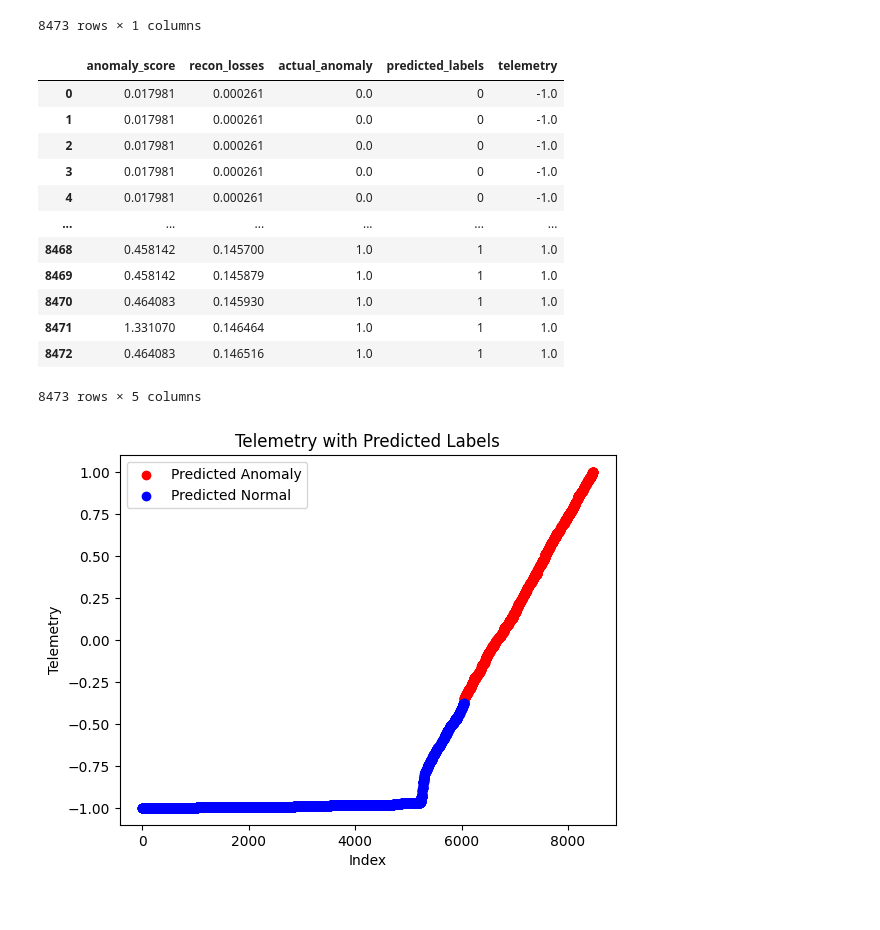
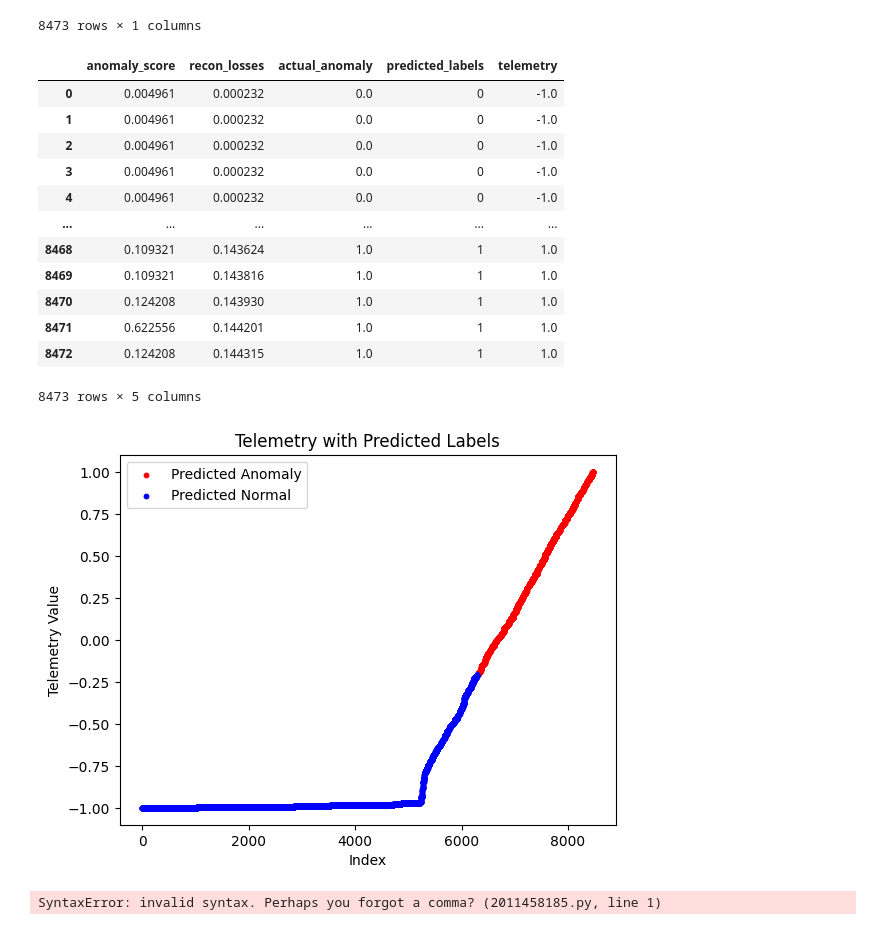
Before and after one commit to quaid281/AE-Kmeans-Anomaly-Detection, a Jupyter notebook: notebooks/AE-Kmeans-Cross-Val-Channel-D-point.ipynb, the cells around one changed output. Cells and saved outputs as stored; diff of their text form; code cells hidden in the pictures.

```diff
--- a/notebooks/AE-Kmeans-Cross-Val-Channel-D-point.ipynb
+++ b/notebooks/AE-Kmeans-Cross-Val-Channel-D-point.ipynb
@@ -107,11 +107,11 @@ def train_autoencoder(train_df, test_df):
     encoded = layers.Dense(16, activation='tanh', activity_regularizer=regularizers.l1(0.01))(encoded)
 
     # Attention Mechanism
-    attention_probs = Dense(16, activation='softmax', name='attention_vec')(input_layer)  # Learn attention probabilities
-    attention_mul = Lambda(lambda x: x[0] * x[1], name='attention_mul')([encoded, attention_probs])
+    # attention_probs = Dense(16, activation='softmax', name='attention_vec')(input_layer)  # Learn attention probabilities
+    # attention_mul = Lambda(lambda x: x[0] * x[1], name='attention_mul')([encoded, attention_probs])
 
     # Latent layer with attention
-    latent_layer = Dense(latent_dim, activation='tanh', activity_regularizer=regularizers.l1(0.01))(attention_mul)
+    latent_layer = Dense(latent_dim, activation='tanh', activity_regularizer=regularizers.l1(0.01))(encoded)
 
 
     # Decoder
@@ -246,16 +246,23 @@ def perform_kmeans_with_refinement(test_latent_representation, train_latent_repr
     final_df['anomaly_score'] = distances_to_assigned_cluster
     return final_df
 # %%
+import matplotlib.patches as patches
+
 def perform_thresholding(final_df):
     X = final_df[['anomaly_score', 'recon_losses']].values
     scaler = StandardScaler()
     X = scaler.fit_transform(X)
 
-    colors = ['blue' if x == 1 else 'red' for x in final_df['actual_anomaly']]
-    plt.scatter(X[:, 0], X[:, 1], c=colors)
+    # Separate the normal and anomalous points
+    normal_points = X[final_df['actual_anomaly'] == 0]
+    anomalous_points = X[final_df['actual_anomaly'] == 1]
+
+    # Create separate scatter plots for the normal and anomalous points
+    plt.scatter(normal_points[:, 0], normal_points[:, 1], c='blue', label='Normal')
+    plt.scatter(anomalous_points[:, 0], anomalous_points[:, 1], c='red', label='Anomalous')
+
     plt.xlabel('Anomaly Score')
     plt.ylabel('Reconstruction Loss')
-    plt.show()
 
     nbrs = NearestNeighbors(n_neighbors=6000)
     nbrs.fit(X)
@@ -263,6 +270,15 @@ def perform_thresholding(final_df):
 
     threshold = np.mean(distances)
 
+    # Add a circle representing the decision boundary
+    circle = patches.Circle((0, 0), threshold, fill=False, color='green')
+    plt.gca().add_patch(circle)
+
+    # Add a legend
+    plt.legend()
+
+    plt.show()
+
     predicted_labels = np.where(distances.mean(axis=1) > threshold, 1, 0)
     final_df['predicted_labels'] = predicted_labels
 
@@ -415,43 +431,47 @@ final_frame = pd.concat([final_df, telemetry], axis=1)
 final_frame
 # %% [output]
 |  | anomaly_score | recon_losses | actual_anomaly | predicted_labels | telemetry |
-| 0 | 0.017981 | 0.000261 | 0.0 | 0 | -1.0 |
-| 1 | 0.017981 | 0.000261 | 0.0 | 0 | -1.0 |
-| 2 | 0.017981 | 0.000261 | 0.0 | 0 | -1.0 |
-| 3 | 0.017981 | 0.000261 | 0.0 | 0 | -1.0 |
-| 4 | 0.017981 | 0.000261 | 0.0 | 0 | -1.0 |
+| 0 | 0.004961 | 0.000232 | 0.0 | 0 | -1.0 |
+| 1 | 0.004961 | 0.000232 | 0.0 | 0 | -1.0 |
+| 2 | 0.004961 | 0.000232 | 0.0 | 0 | -1.0 |
+| 3 | 0.004961 | 0.000232 | 0.0 | 0 | -1.0 |
+| 4 | 0.004961 | 0.000232 | 0.0 | 0 | -1.0 |
 | ... | ... | ... | ... | ... | ... |
-| 8468 | 0.458142 | 0.145700 | 1.0 | 1 | 1.0 |
-| 8469 | 0.458142 | 0.145879 | 1.0 | 1 | 1.0 |
-| 8470 | 0.464083 | 0.145930 | 1.0 | 1 | 1.0 |
-| 8471 | 1.331070 | 0.146464 | 1.0 | 1 | 1.0 |
-| 8472 | 0.464083 | 0.146516 | 1.0 | 1 | 1.0 |
+| 8468 | 0.109321 | 0.143624 | 1.0 | 1 | 1.0 |
+| 8469 | 0.109321 | 0.143816 | 1.0 | 1 | 1.0 |
+| 8470 | 0.124208 | 0.143930 | 1.0 | 1 | 1.0 |
+| 8471 | 0.622556 | 0.144201 | 1.0 | 1 | 1.0 |
+| 8472 | 0.124208 | 0.144315 | 1.0 | 1 | 1.0 |
 8473 rows × 5 columns
 # %%
 import matplotlib.pyplot as plt
 
 # Sort the DataFrame by index
 data = final_frame.sort_index()
 
 # Split the data into two DataFrames based on the predicted_labels
 data_red = data[data['predicted_labels'] == 1]
 data_blue = data[data['predicted_labels'] == 0]
 
-# Plot the red segments
-plt.scatter(data_red.index, data_red['telemetry'], color='r', label='Predicted Anomaly')
+# Plot the red segments with smaller dots
+plt.scatter(data_red.index, data_red['telemetry'], color='r', label='Predicted Anomaly', s=10)
 
-# Plot the blue segments
-plt.scatter(data_blue.index, data_blue['telemetry'], color='b', label='Predicted Normal')
+# Plot the blue segments with smaller dots
+plt.scatter(data_blue.index, data_blue['telemetry'], color='b', label='Predicted Normal', s=10)
 
 # Add a title and labels to the plot
 plt.title('Telemetry with Predicted Labels')
 plt.xlabel('Index')
-plt.ylabel('Telemetry')
+plt.ylabel('Telemetry Value')
 
 # Display the legend
 plt.legend()
 
 # Display the plot
 plt.show()
 # %% [output]
-[figure, old version]
+[figure, new version]
+# %%
+git remote set-url origin https://github.com/quaid281/AE-Kmeans-Anomaly-Detection.git
+# %% [output]
+SyntaxError: invalid syntax. Perhaps you forgot a comma? (2011458185.py, line 1)
```
Also changed, not shown: parts of 2 cells of this notebook, 7 other files.
